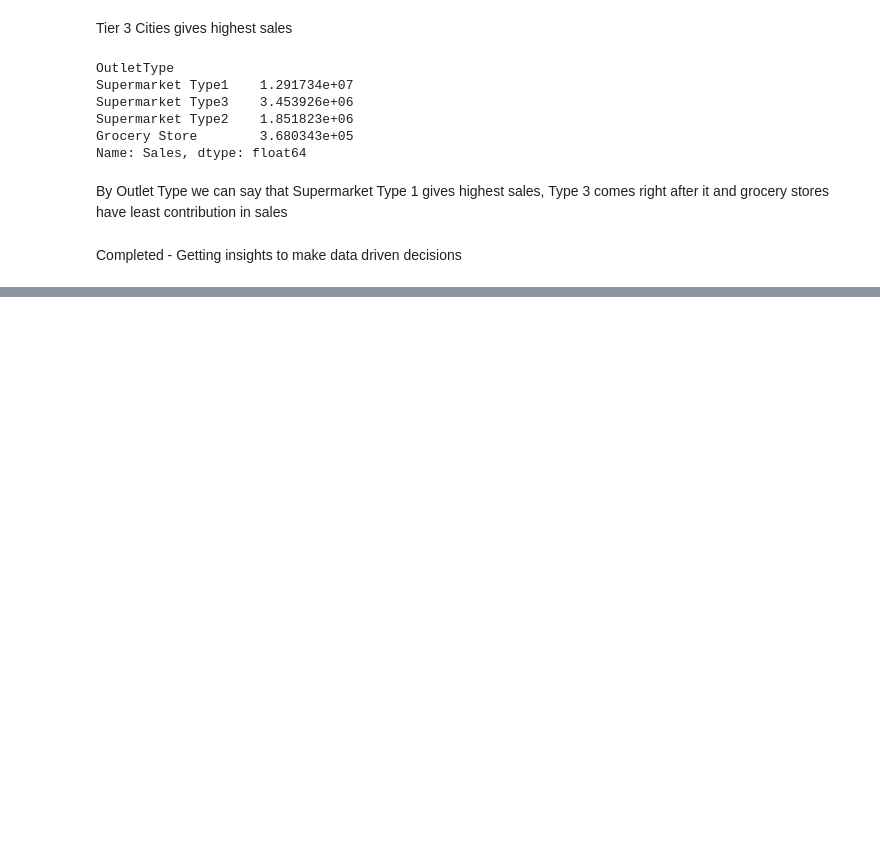
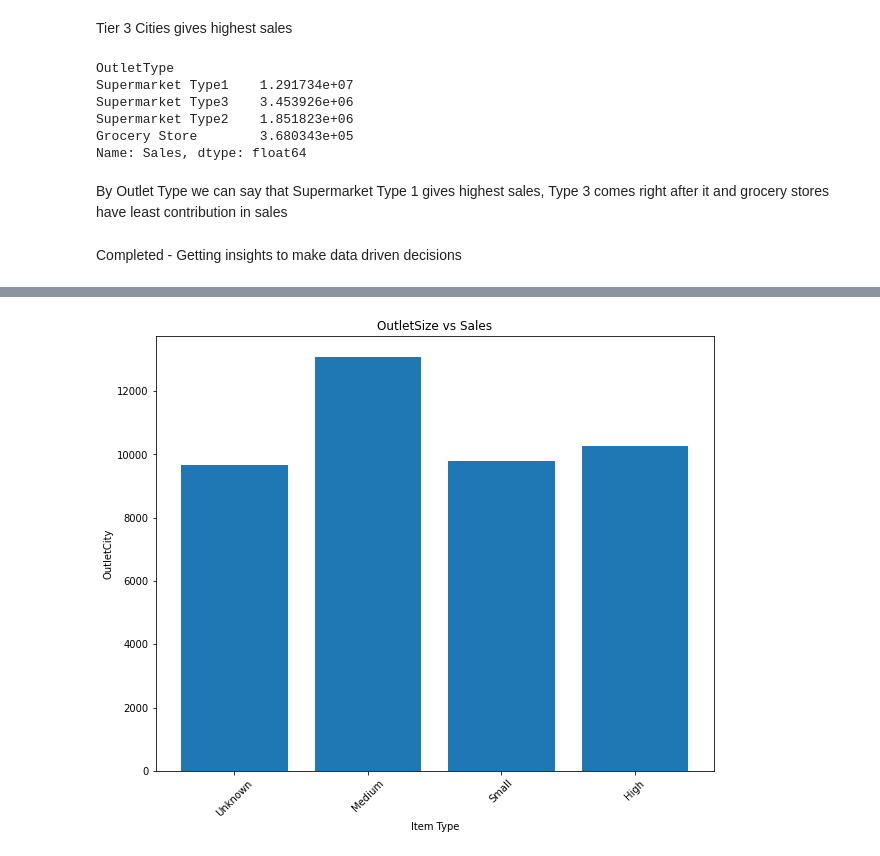
Before and after one commit to ashutoshg18/MegaStore, a Jupyter notebook: Pinnacle BootCamp Prob1.ipynb, the cells around one changed output, grey strips where cells are left out. Cells and saved outputs as stored; diff of their text form; code cells hidden in the pictures; blank space fills up the shorter version.

```diff
--- a/Pinnacle BootCamp Prob1.ipynb
+++ b/Pinnacle BootCamp Prob1.ipynb
@@ -202,0 +256,10 @@ Completed - Getting insights to make data driven decisions
+# %%
+plt.figure(figsize=(10,8))
+plt.bar('OutletSize','Sales', data=raw_data)
+plt.title('OutletSize vs Sales')
+plt.xlabel('Item Type')
+plt.ylabel('OutletCity')
+plt.xticks(rotation=45)
+plt.show()
+# %% [output]
+[figure, added]
```
Also changed, not shown: parts of 9 cells of this notebook.
